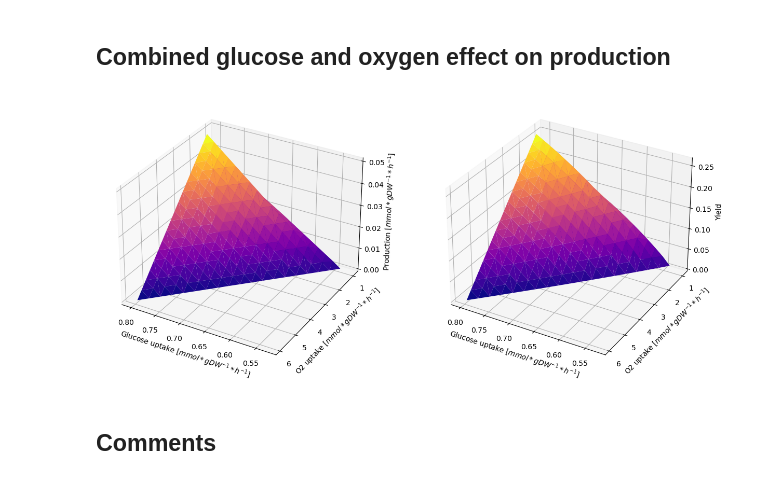
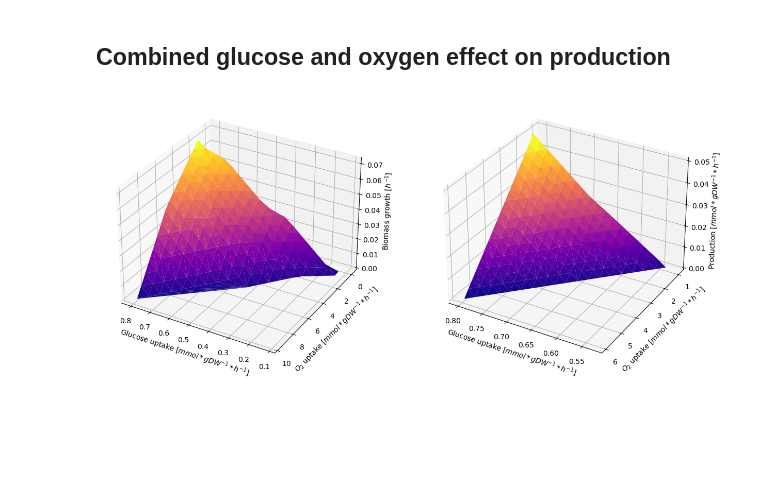
Before and after one commit to 27410/27410-group-assigment-12, a Jupyter notebook: Notebooks/03phenotypic_phase_planes.ipynb, the cells around one changed output. Saved outputs shown, nothing was run; the diff lists cells and outputs as text; code cells hidden in the pictures; blank space fills up the shorter version.

```diff
--- a/Notebooks/03phenotypic_phase_planes.ipynb
+++ b/Notebooks/03phenotypic_phase_planes.ipynb
@@ -76,35 +76,38 @@ ax2.set_title('Effect of different oxygen uptake rates on product yield');
 ## Combined glucose and oxygen effect on production
 # %%
 #Creation of datapoints for 3D PPP with alternative objective function
+
+#Maximising growth
+growth_3d = production_envelope(model, ["EX_glc__D_e","EX_o2_e"], objective="BIOMASS_SCO_tRNA")
+growth_3d = growth_3d.dropna(subset=['flux_maximum']).reset_index(drop=True) # to delete rows with initial conditions that made the simulation infeasible
+
+#Maximising production
 with model:
     model.objective = model.reactions.DM_RED_c
     model.reactions.BIOMASS_SCO_tRNA.lower_bound = 0.045
     prod_3d = production_envelope(model, ["EX_glc__D_e","EX_o2_e"], objective="DM_RED_c")
-    # Delete rows with initial conditions that made the simulation infeasible
-    prod_3d=prod_3d.dropna().reset_index(drop=True)
+    prod_3d = prod_3d.dropna(subset=['flux_maximum']).reset_index(drop=True) # to delete rows with initial conditions that made the simulation infeasible
 # %%
 plt.style.use('default')
 fig = plt.figure()
 fig.set_size_inches(15, 10)
 
 # Plot 3d graph of the effect of various glucose and oxygen uptake combinations on production
 ax = fig.add_subplot(121, projection='3d')
-ax.plot_trisurf(-1*prod_3d.EX_glc__D_e, -1*prod_3d.EX_o2_e, prod_3d.flux_maximum, cmap='plasma')
+ax.plot_trisurf(-1*growth_3d.EX_glc__D_e, -1*growth_3d.EX_o2_e, growth_3d.flux_maximum, cmap='plasma')
 
 ax.set_xlabel('Glucose uptake $[mmol*gDW^{-1}*h^{-1}]$')
-ax.set_ylabel('O2 uptake $[mmol*gDW^{-1}*h^{-1}]$')
-ax.set_zlabel('Production $[mmol*gDW^{-1}*h^{-1}]$')
+ax.set_ylabel('$O_2$ uptake $[mmol*gDW^{-1}*h^{-1}]$')
+ax.set_zlabel('Biomass growth $[h^{-1}]$')
 ax.view_init(30, 120)
 
 # Plot 3d graph of the effect of various glucose and oxygen uptake combinations on yield
 axs = fig.add_subplot(122, projection='3d')
-axs.plot_trisurf(-1*prod_3d.EX_glc__D_e, -1*prod_3d.EX_o2_e, prod_3d.carbon_yield_maximum, cmap='plasma')
+axs.plot_trisurf(-1*prod_3d.EX_glc__D_e, -1*prod_3d.EX_o2_e, prod_3d.flux_maximum, cmap='plasma')
 
 axs.set_xlabel('Glucose uptake $[mmol*gDW^{-1}*h^{-1}]$')
-axs.set_ylabel('O2 uptake $[mmol*gDW^{-1}*h^{-1}]$')
-axs.set_zlabel('Yield')
+axs.set_ylabel('$O_2$ uptake $[mmol*gDW^{-1}*h^{-1}]$')
+axs.set_zlabel('Production $[mmol*gDW^{-1}*h^{-1}]$')
 axs.view_init(30, 120)
 # %% [output]
-[figure, old version]
+[figure, new version]
-# %% [markdown]
-## Comments
```
Also changed, not shown: parts of 1 cell of this notebook, 7 other files.
